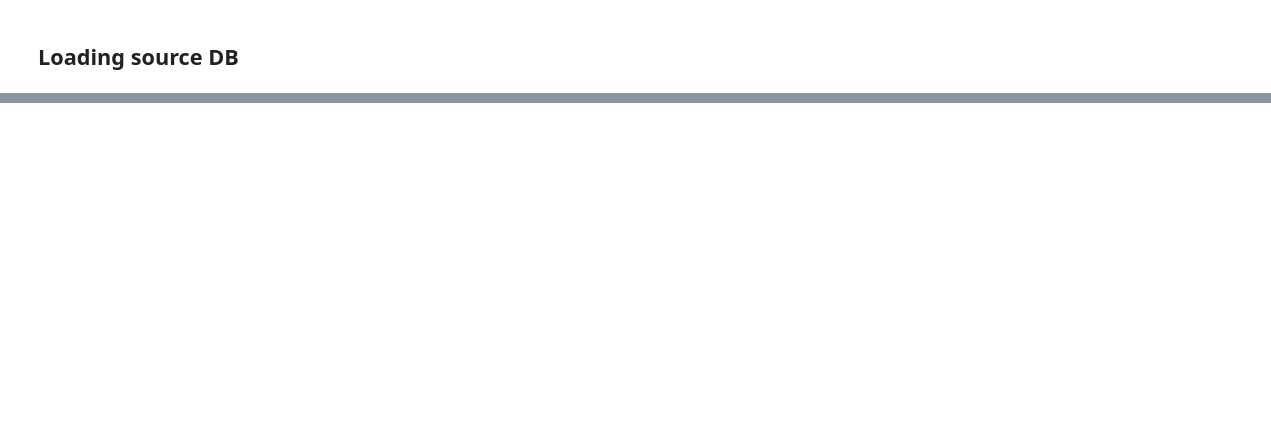
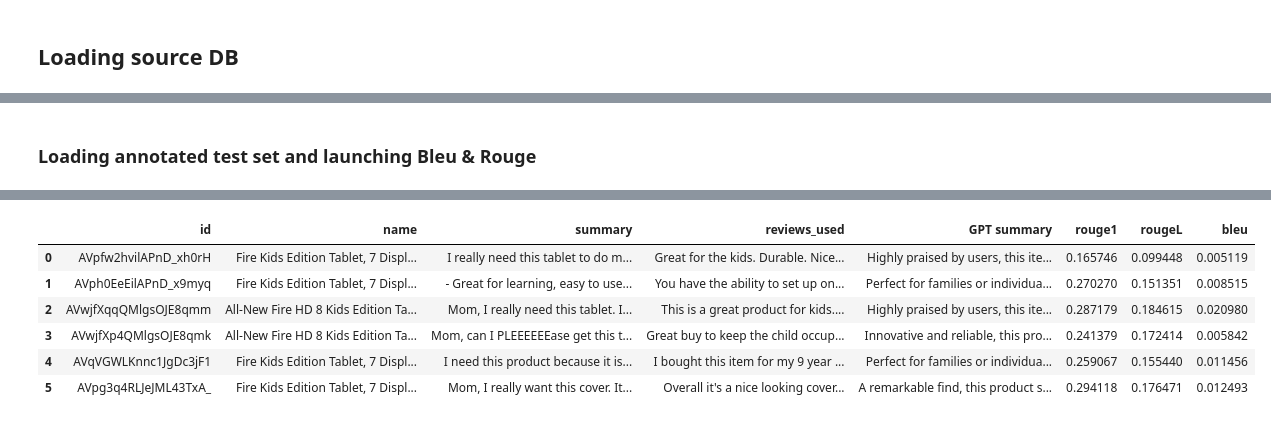
Before and after one commit to Aurlamb/Project-Review-Aggregator, a Jupyter notebook: Summarizer_main.ipynb, the cells around one changed output, grey strips where cells are left out. Drawn from its saved outputs; the diff is of its cells as text; code cells hidden in the pictures; blank space fills up the shorter version.

```diff
--- a/Summarizer_main.ipynb
+++ b/Summarizer_main.ipynb
@@ -61,0 +607,47 @@ NameError: name 'Path' is not defined
+# %% [markdown]
+### Loading annotated test set and launching Bleu & Rouge
+# %%
+!pip install rouge-score
+from rouge_score import rouge_scorer
+from nltk.translate.bleu_score import sentence_bleu, SmoothingFunction
+import pandas as pd
+
+# Load the CSV file into a DataFrame
+df_assess = pd.read_csv('/content/drive/Othercomputers/Mon ordinateur portable/Project Review Aggregator/data/Chat_GPT _kid_product_summaries.csv')
+
+# Create a ROUGE scorer instance
+scorer = rouge_scorer.RougeScorer(['rouge1', 'rougeL'], use_stemmer=True)
+
+# Function to calculate BLEU score
+def calculate_bleu(reference_summary, generated_summary):
+    smoothing_function = SmoothingFunction().method4
+    bleu_score = sentence_bleu(
+        [reference_summary.split()], generated_summary.split(), smoothing_function=smoothing_function
+    )
+    return bleu_score
+
+# Function to calculate ROUGE and BLEU for a row
+def calculate_rouge_bleu(row):
+    try:
+        # Calculate ROUGE scores
+        scores = scorer.score(row['GPT summary'], row['summary'])
+        rouge1_fmeasure = scores['rouge1'].fmeasure
+        rougeL_fmeasure = scores['rougeL'].fmeasure
+
+        # Calculate BLEU score
+        bleu_score = calculate_bleu(row['summary'], row['GPT summary'])
+
+        return pd.Series({'rouge1': rouge1_fmeasure, 'rougeL': rougeL_fmeasure, 'bleu': bleu_score})
+    except Exception as e:
+        print(f"Error processing row: {e}")
+        return pd.Series({'rouge1': None, 'rougeL': None, 'bleu': None})
+
+# Apply the function to each row of the DataFrame
+rouge_bleu_results = df_assess.apply(calculate_rouge_bleu, axis=1)
+
+# Concatenate the results with the original DataFrame
+df_assess = pd.concat([df_assess, rouge_bleu_results], axis=1)
+
+# Print the DataFrame with ROUGE and BLEU scores
+df_assess
+# %% [output]
@@ -61,0 +663,7 @@ NameError: name 'Path' is not defined
+|  | id | name | summary | reviews_used | GPT summary | rouge1 | rougeL | bleu |
+| 0 | AVpfw2hvilAPnD_xh0rH | Fire Kids Edition Tablet, 7 Displ... | I really need this tablet to do m... | Great for the kids. Durable. Nice... | Highly praised by users, this ite... | 0.165746 | 0.099448 | 0.005119 |
+| 1 | AVph0EeEilAPnD_x9myq | Fire Kids Edition Tablet, 7 Displ... | - Great for learning, easy to use... | You have the ability to set up on... | Perfect for families or individua... | 0.270270 | 0.151351 | 0.008515 |
+| 2 | AVwjfXqqQMlgsOJE8qmm | All-New Fire HD 8 Kids Edition Ta... | Mom, I really need this tablet. I... | This is a great product for kids.... | Highly praised by users, this ite... | 0.287179 | 0.184615 | 0.020980 |
+| 3 | AVwjfXp4QMlgsOJE8qmk | All-New Fire HD 8 Kids Edition Ta... | Mom, can I PLEEEEEEase get this t... | Great buy to keep the child occup... | Innovative and reliable, this pro... | 0.241379 | 0.172414 | 0.005842 |
+| 4 | AVqVGWLKnnc1JgDc3jF1 | Fire Kids Edition Tablet, 7 Displ... | I need this product because it is... | I bought this item for my 9 year ... | Perfect for families or individua... | 0.259067 | 0.155440 | 0.011456 |
+| 5 | AVpg3q4RLJeJML43TxA_ | Fire Kids Edition Tablet, 7 Displ... | Mom, I really want this cover. It... | Overall it's a nice looking cover... | A remarkable find, this product s... | 0.294118 | 0.176471 | 0.012493 |
```
Also changed, not shown: parts of 24 cells of this notebook.
